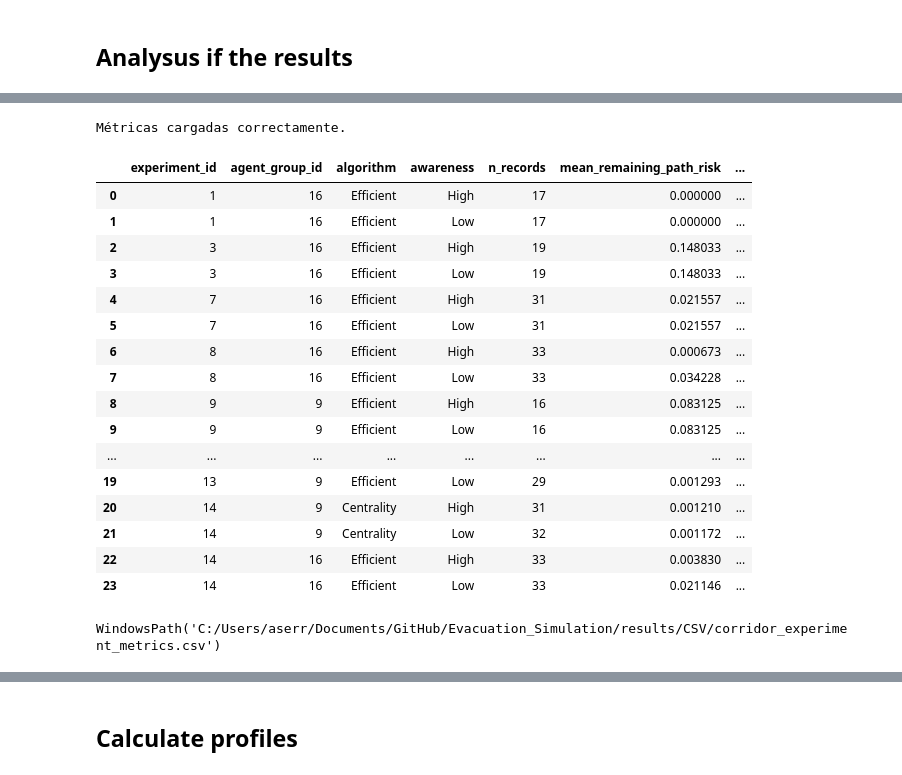
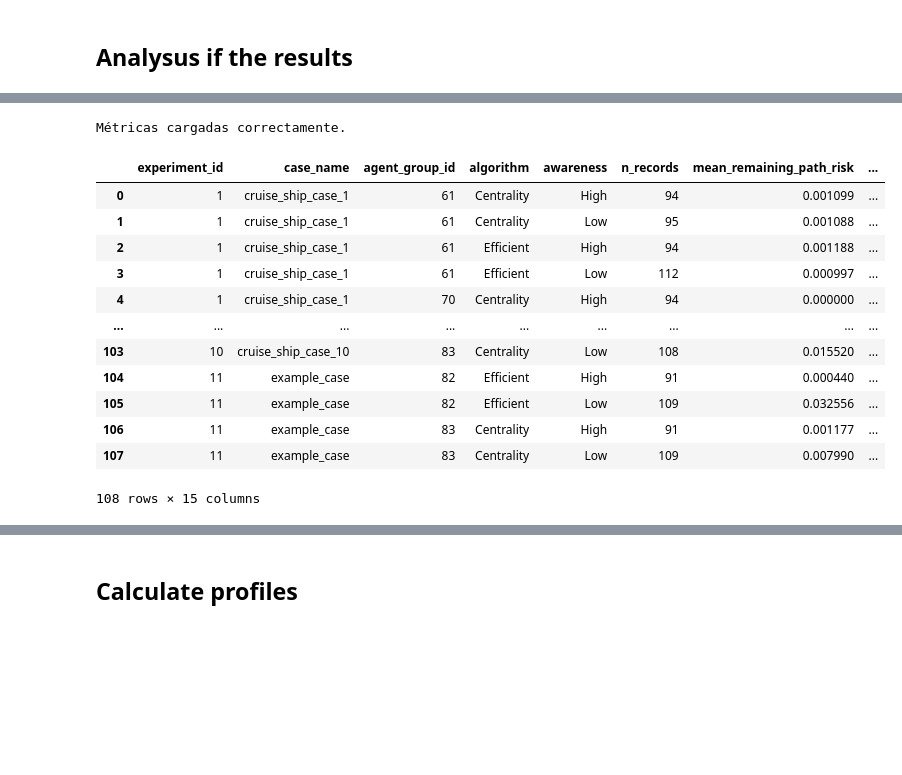
Before and after one commit to AlvaroS3rrano/Evacuation_Simulation, a Jupyter notebook: Notebooks/experiments.ipynb, the cells around one changed output, grey strips where cells are left out. Saved outputs shown, nothing was run; the diff lists cells and outputs as text; code cells hidden in the pictures; blank space fills up the shorter version.

```diff
--- a/Notebooks/experiments.ipynb
+++ b/Notebooks/experiments.ipynb
@@ -118,7 +119,7 @@ def init_db_connection(
 
 # Load config
 config_name="study.yaml"
-simulation_name = "corridor_case_10"
+simulation_name = "example_case"
 cfg = load_simulation_config(simulation_name, config_name)
 
 # Load environment
@@ -187,7 +188,7 @@ connection_file = SQLITE_DIR  / (
 )
 paths_file = SQLITE_DIR  / f"{Environment_name}_paths.db"
 group_path_file = SQLITE_DIR  / f"{Environment_name}_group_paths_data.db"
-results_db_path_file = SQLITE_DIR  / "corridor_sim.db"
+results_db_path_file = SQLITE_DIR  / f"{Environment.name}_sim.db"
 # results_db_path_file = SQLITE_DIR  / "results_simulation_exp.db"
 
 # Connections
@@ -830,42 +841,35 @@ print(df_summary.to_string(index=False))
 # %%
 df_metrics = read_all_experiment_metrics(results_db_path_file)
 
-# Convertir agent_group_id binario a entero
+# Convert agent_group_id from bytes to int if needed
 def convert_group_id(value):
     if isinstance(value, bytes):
-        return int.from_bytes(value, byteorder='little')
-    return value  # Already an int or compatible
+        return int.from_bytes(value, byteorder="little")
+    return value
 
-df_metrics['agent_group_id'] = df_metrics['agent_group_id'].apply(convert_group_id)
+df_metrics["agent_group_id"] = df_metrics["agent_group_id"].apply(convert_group_id)
 
-# Display table
-display(df_metrics[:])
+display(df_metrics)
 # %% [output]
 Métricas cargadas correctamente.
-|  | experiment_id | agent_group_id | algorithm | awareness | n_records | mean_remaining_path_risk | ... |
-| 0 | 1 | 16 | Efficient | High | 17 | 0.000000 | ... |
-| 1 | 1 | 16 | Efficient | Low | 17 | 0.000000 | ... |
-| 2 | 3 | 16 | Efficient | High | 19 | 0.148033 | ... |
-| 3 | 3 | 16 | Efficient | Low | 19 | 0.148033 | ... |
-| 4 | 7 | 16 | Efficient | High | 31 | 0.021557 | ... |
-| 5 | 7 | 16 | Efficient | Low | 31 | 0.021557 | ... |
-| 6 | 8 | 16 | Efficient | High | 33 | 0.000673 | ... |
-| 7 | 8 | 16 | Efficient | Low | 33 | 0.034228 | ... |
-| 8 | 9 | 9 | Efficient | High | 16 | 0.083125 | ... |
-| 9 | 9 | 9 | Efficient | Low | 16 | 0.083125 | ... |
-| ... | ... | ... | ... | ... | ... | ... | ... |
-| 19 | 13 | 9 | Efficient | Low | 29 | 0.001293 | ... |
-| 20 | 14 | 9 | Centrality | High | 31 | 0.001210 | ... |
-| 21 | 14 | 9 | Centrality | Low | 32 | 0.001172 | ... |
-| 22 | 14 | 16 | Efficient | High | 33 | 0.003830 | ... |
-| 23 | 14 | 16 | Efficient | Low | 33 | 0.021146 | ... |
+|  | experiment_id | case_name | agent_group_id | algorithm | awareness | n_records | mean_remaining_path_risk | ... |
+| 0 | 1 | cruise_ship_case_1 | 61 | Centrality | High | 94 | 0.001099 | ... |
+| 1 | 1 | cruise_ship_case_1 | 61 | Centrality | Low | 95 | 0.001088 | ... |
+| 2 | 1 | cruise_ship_case_1 | 61 | Efficient | High | 94 | 0.001188 | ... |
+| 3 | 1 | cruise_ship_case_1 | 61 | Efficient | Low | 112 | 0.000997 | ... |
+| 4 | 1 | cruise_ship_case_1 | 70 | Centrality | High | 94 | 0.000000 | ... |
+| ... | ... | ... | ... | ... | ... | ... | ... | ... |
+| 103 | 10 | cruise_ship_case_10 | 83 | Centrality | Low | 108 | 0.015520 | ... |
+| 104 | 11 | example_case | 82 | Efficient | High | 91 | 0.000440 | ... |
+| 105 | 11 | example_case | 82 | Efficient | Low | 109 | 0.032556 | ... |
+| 106 | 11 | example_case | 83 | Centrality | High | 91 | 0.001177 | ... |
+| 107 | 11 | example_case | 83 | Centrality | Low | 109 | 0.007990 | ... |
+108 rows × 15 columns
 # %%
 file_name_exp = Environment_name + "_experiments.csv"
 file_name_met = Environment_name + "_experiment_metrics.csv"
 export_experiments_to_csv(results_db_path_file, RESULTS_CSV_DIR / file_name_exp)
 export_experiment_metrics_to_csv(results_db_path_file, RESULTS_CSV_DIR / file_name_met, include_experiment_context=True)
-# %% [output]
-WindowsPath('C:/Users/aserr/Documents/GitHub/Evacuation_Simulation/results/CSV/corridor_experiment_metrics.csv')
 # %%
 def compute_density_from_dataframe(df, walkable_area, cell_size=0.5):
     x = df["x"].to_numpy()
```
Also changed, not shown: parts of 19 cells of this notebook, 9 other files.
